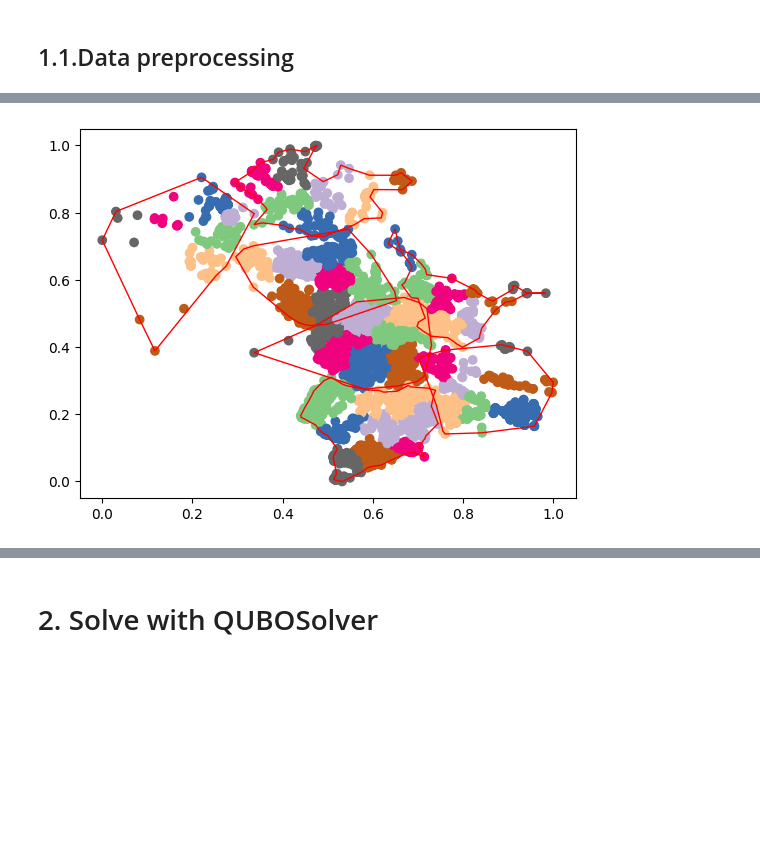
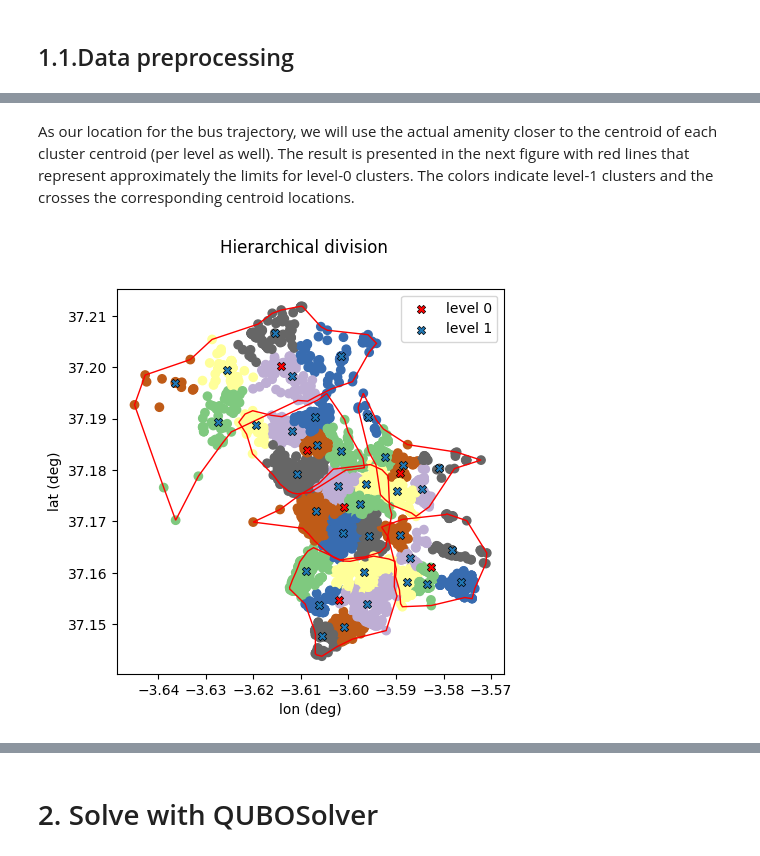
Before and after one commit to pasqal-io/Pasqal_Hackathon_Feb25_Team_03, a Jupyter notebook: get_bus_stops.ipynb, the cells around one changed output, grey strips where cells are left out. Drawn from its saved outputs; the diff is of its cells as text; code cells hidden in the pictures; blank space fills up the shorter version.

Commit message:
Full class implementation for QUBO
Added dist matrix calculation and label_down functionalities, giving all info about child clusters.

```diff
--- a/get_bus_stops.ipynb
+++ b/get_bus_stops.ipynb
@@ -226,0 +373,15 @@ Text(0.5, 1.0, 'Kmeans for comparison')
+# %%
+n_clusters = 6
+levels = 2
+
+# We hierarchically distribute all points
+top_down = linkage_matrix.top_down_view_recur(n_clusters, levels)
+X = linkage_matrix.data
+
+fig, ax = plt.subplots()
+fig.set_size_inches((5,5))
+
+agg_labels = top_down[:,0] # level 0
+ax.scatter(X.T[0], X.T[1], c=agg_labels)
+ax.set_title(f'Ward clustering, level 0: {n_clusters} clusters ')
+plt.show()
@@ -227,27 +401,40 @@ Text(0.5, 1.0, 'Kmeans for comparison')
+# %% [markdown]
+As our location for the bus trajectory, we will use the actual amenity closer to the centroid of
+each cluster centroid (per level as well). The result is presented in the next figure with red lines that
+represent approximately the limits for level-0 clusters. The colors indicate level-1 clusters and the crosses the
+corresponding centroid locations.
 # %%
 # fancy scatter
 fig, ax = plt.subplots()
-x = X[:, 0]
-y = X[:, 1]
-z = top_down[:,1]
-plt.scatter(X[:,0], X[:,1], c=top_down[:,1]%10, cmap='Accent')
-alpha_list = np.ones(n_clusters)
-alpha_list[2:]*= 30
-alpha_list[5:] = 1
+fig.set_size_inches((5,5))
+X = np.array(linkage_matrix.data_lon_lat, dtype=np.float64)
+
+ax.scatter(X[:,0], X[:,1], c=top_down[:,1]%10, cmap='Accent')
+alpha_list = np.ones(n_clusters)*100
+
 for i in range(1,n_clusters+1):
     cluster = X[top_down[:,0] == i]
     alpha = alpha_list[i-1]
     hull = alphashape.alphashape(cluster, alpha)
     if type(hull)== shapely.geometry.multipolygon.MultiPolygon:
         areas = [ geom.area for geom in hull.geoms]
         # Select the component with larger area
         big = np.argmax(areas)
         hull_pts = hull.geoms[big].exterior.coords.xy
     else:
         hull_pts = hull.exterior.coords.xy
     poly_patch = Polygon(np.array(hull_pts).T, facecolor='none', edgecolor='red')
     ax.add_patch(poly_patch)
 
+centers =  linkage_matrix.give_centers_level(0)
+plt.scatter(*centers.T, marker='X', edgecolors='black', color='red', linewidth=0.5, label='level 0')
+centers =  linkage_matrix.give_centers_level(1)
+plt.scatter(*centers.T, marker='X', edgecolors='black', linewidth=0.5, label='level 1')
+fig.suptitle('Hierarchical division')
+
+plt.xlabel(r'lon (deg)')
+plt.ylabel(r'lat (deg)')
+plt.legend()
 plt.show()
 # %% [output]
-[figure, old version]
+[figure, new version]
```
Also changed, not shown: parts of 24 cells of this notebook.
